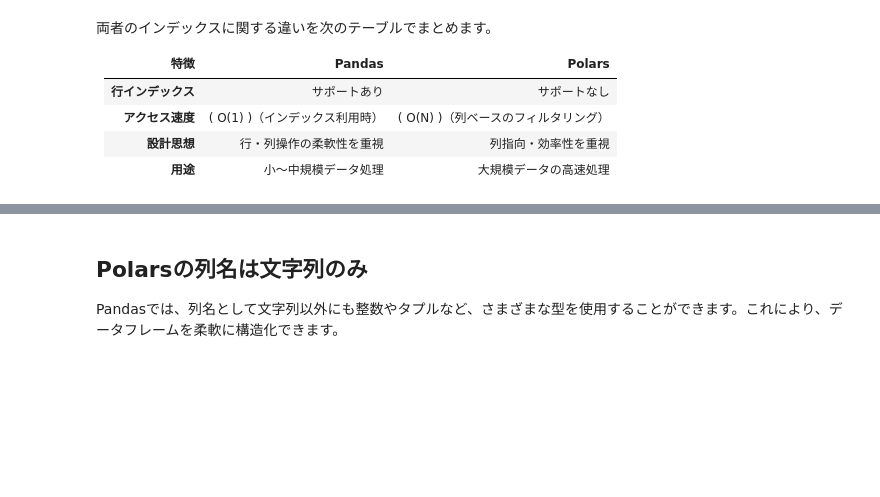
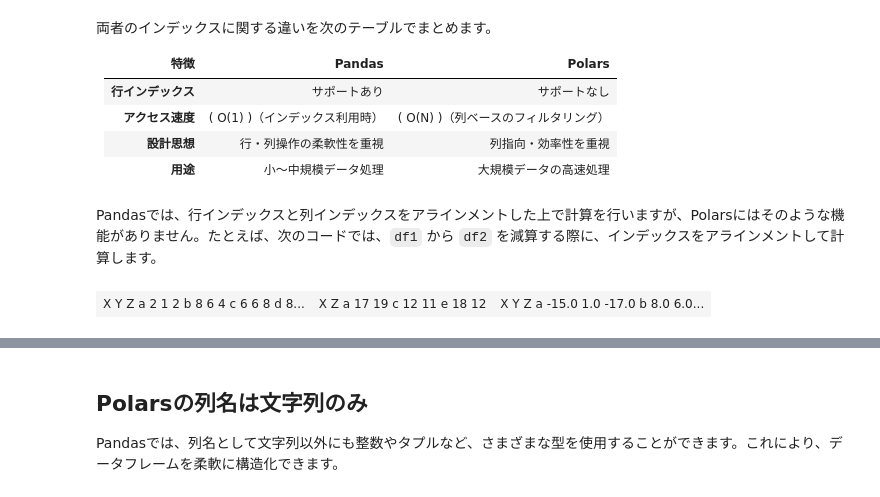
Before and after one commit to ruoyu0088/polars_guide, a Jupyter notebook: polars_guide/005_polars_vs_pandas.ipynb, the cells around one changed output, grey strips where cells are left out. Saved outputs shown, nothing was run; the diff lists cells and outputs as text; code cells hidden in the pictures; blank space fills up the shorter version.

```diff
--- a/polars_guide/005_polars_vs_pandas.ipynb
+++ b/polars_guide/005_polars_vs_pandas.ipynb
@@ -43,3 +44,19 @@ shape: (1, 3)
 | **アクセス速度**     | \( O(1) \)（インデックス利用時） | \( O(N) \)（列ベースのフィルタリング） |
 | **設計思想**         | 行・列操作の柔軟性を重視          | 列指向・効率性を重視              |
 | **用途**             | 小～中規模データ処理              | 大規模データの高速処理            |
+# %% [markdown]
+Pandasでは、行インデックスと列インデックスをアラインメントした上で計算を行いますが、Polarsにはそのような機能がありません。たとえば、次のコードでは、`df1` から `df2` を減算する際に、インデックスをアラインメントして計算します。
+# %%
+df1 = pd.DataFrame(
+    np.random.randint(0, 10, (5, 3)),
+    columns=['X', 'Y', 'Z'],
+    index=['a', 'b', 'c', 'd', 'e']
+)
+df2 = pd.DataFrame(
+    np.random.randint(10, 20, (3, 2)),
+    columns=['X', 'Z'],
+    index=['a', 'c', 'e']
+)
+row(df1, df2, df1.sub(df2, fill_value=0))
+# %% [output]
+| X Y Z a 2 1 2 b 8 6 4 c 6 6 8 d 8... | X Z a 17 19 c 12 11 e 18 12 | X Y Z a -15.0 1.0 -17.0 b 8.0 6.0... |
```
Also changed, not shown: parts of 3 cells of this notebook, 1 other file.
